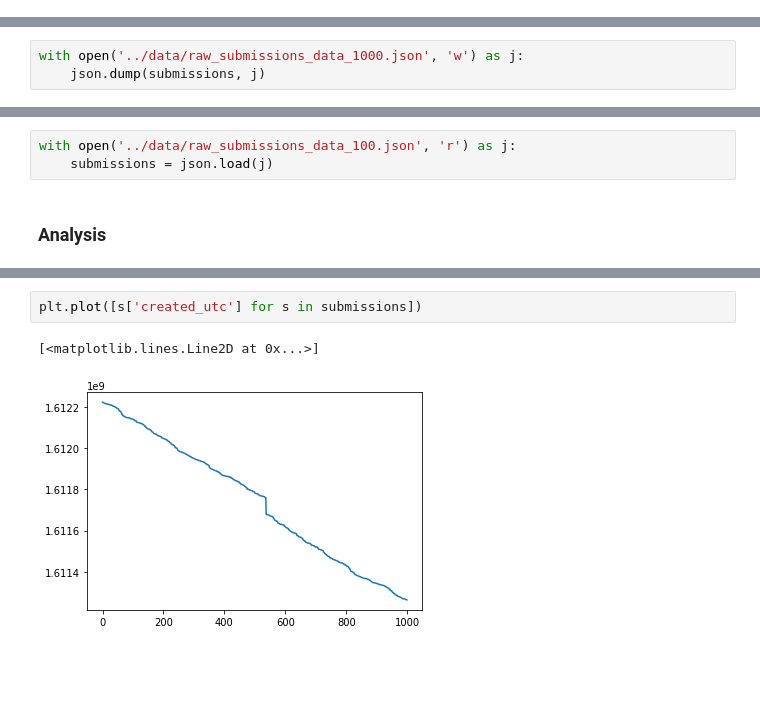
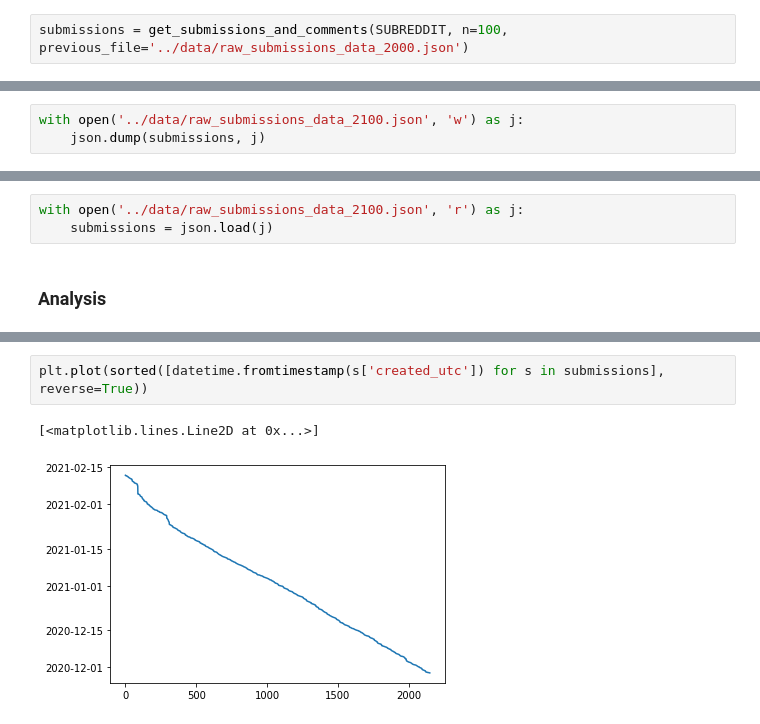
Before and after one commit to TwoRice/roastme_bot, a Jupyter notebook: notebooks/00_gather_data.ipynb, the cells around one changed output, grey strips where cells are left out. Cells and saved outputs as stored; diff of their text form; blank space fills up the shorter version.

Commit message:
Can continue submission scraping from last run

```diff
--- a/notebooks/00_gather_data.ipynb
+++ b/notebooks/00_gather_data.ipynb
@@ -276,0 +262,2 @@ IndexError: list index out of range
+# %%
+submissions = get_submissions_and_comments(SUBREDDIT, n=100, previous_file='../data/raw_submissions_data_2000.json')
@@ -283,12 +300,12 @@ print('Submissions {} bytes'.format(sys.getsizeof(submissions)))
 # %% [markdown]
 ### Save Data
 # %%
-with open('../data/raw_submissions_data_1000.json', 'w') as j:
+with open('../data/raw_submissions_data_2100.json', 'w') as j:
     json.dump(submissions, j)
 # %% [markdown]
 ### Load Data
 # %%
-with open('../data/raw_submissions_data_100.json', 'r') as j:
+with open('../data/raw_submissions_data_2100.json', 'r') as j:
     submissions = json.load(j)
 # %% [markdown]
 ### Analysis
@@ -295,6 +333,6 @@ with open('../data/raw_submissions_data_100.json', 'r') as j:
 # %%
-plt.plot([s['created_utc'] for s in submissions])
+plt.plot(sorted([datetime.fromtimestamp(s['created_utc']) for s in submissions], reverse=True))
 # %% [output]
 [<matplotlib.lines.Line2D at 0x...>]
-[figure, old version]
+[figure, new version]
 # %%
```
Also changed, not shown: parts of 15 cells of this notebook.
